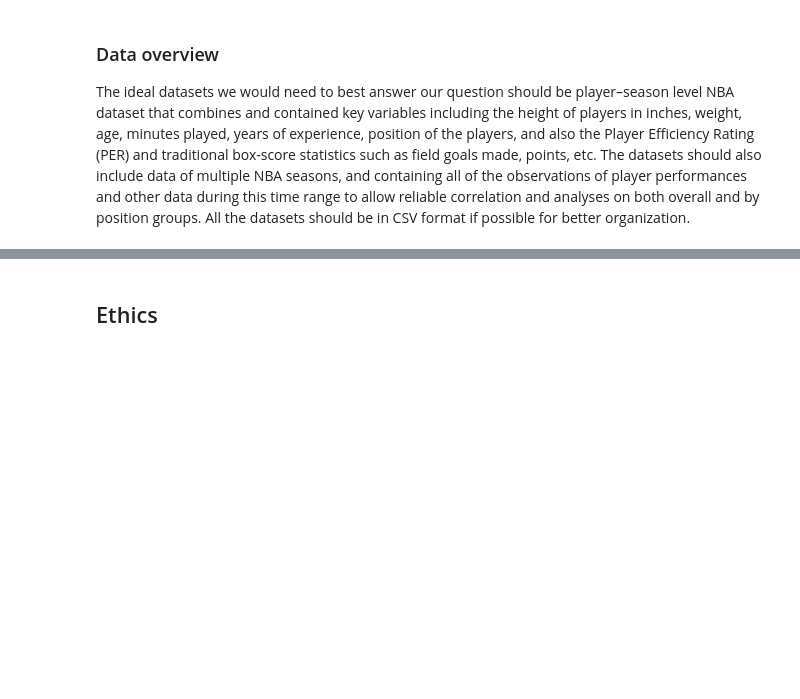
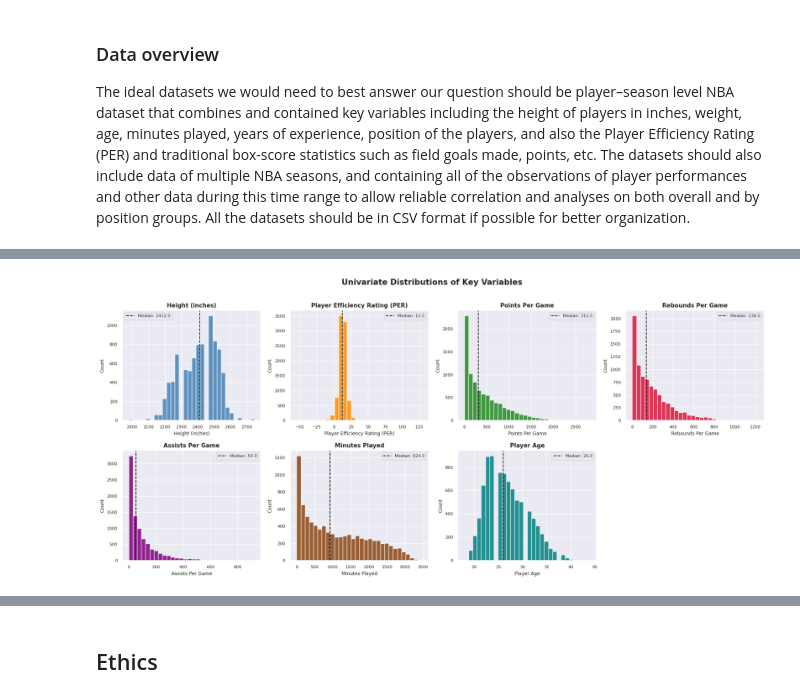
Before and after one commit to COGS108/Group039_WI26, a Jupyter notebook: 02-EDACheckpoint.ipynb, the cells around one changed output, grey strips where cells are left out. Cells and saved outputs as stored; diff of their text form; code cells hidden in the pictures; blank space fills up the shorter version.

```diff
--- a/02-EDACheckpoint.ipynb
+++ b/02-EDACheckpoint.ipynb
@@ -129,0 +549,4 @@ Some more words and stuff.  Remember notebooks work best if you interleave the c
+# %%
+import pandas as pd
+df = pd.read_csv("data/02-processed/nba_merged.csv")
+df.shape, df.head()
@@ -129,0 +655,32 @@ Some more words and stuff.  Remember notebooks work best if you interleave the c
+# %%
+fig, axes = plt.subplots(2, 4, figsize=(18, 8))
+fig.suptitle('Univariate Distributions of Key Variables', fontsize=15, fontweight='bold', y=1.01)
+
+vars_to_plot = [
+    ('height_in', 'Height (inches)', 'steelblue'),
+    ('PER',       'Player Efficiency Rating (PER)', 'darkorange'),
+    ('PTS',       'Points Per Game', 'forestgreen'),
+    ('TRB',       'Rebounds Per Game', 'crimson'),
+    ('AST',       'Assists Per Game', 'purple'),
+    ('MP',        'Minutes Played', 'saddlebrown'),
+    ('Age',       'Player Age', 'teal'),
+]
+
+for ax, (col, label, color) in zip(axes.flatten(), vars_to_plot):
+    data = df[col].dropna()
+    ax.hist(data, bins=30, color=color, edgecolor='white', alpha=0.85)
+    ax.axvline(data.median(), color='black', linestyle='--', linewidth=1.4, label=f'Median: {data.median():.1f}')
+    ax.set_title(label, fontsize=11, fontweight='bold')
+    ax.set_xlabel(label, fontsize=9)
+    ax.set_ylabel('Count', fontsize=9)
+    ax.legend(fontsize=8)
+    ax.tick_params(labelsize=8)
+
+# Turn off unused subplot
+axes[1, 3].set_visible(False)
+
+plt.tight_layout()
+plt.savefig('results/eda_univariate_distributions.png', dpi=150, bbox_inches='tight')
+plt.show()
+# %% [output]
+[figure, added]
```
Also changed, not shown: parts of 45 cells of this notebook.
